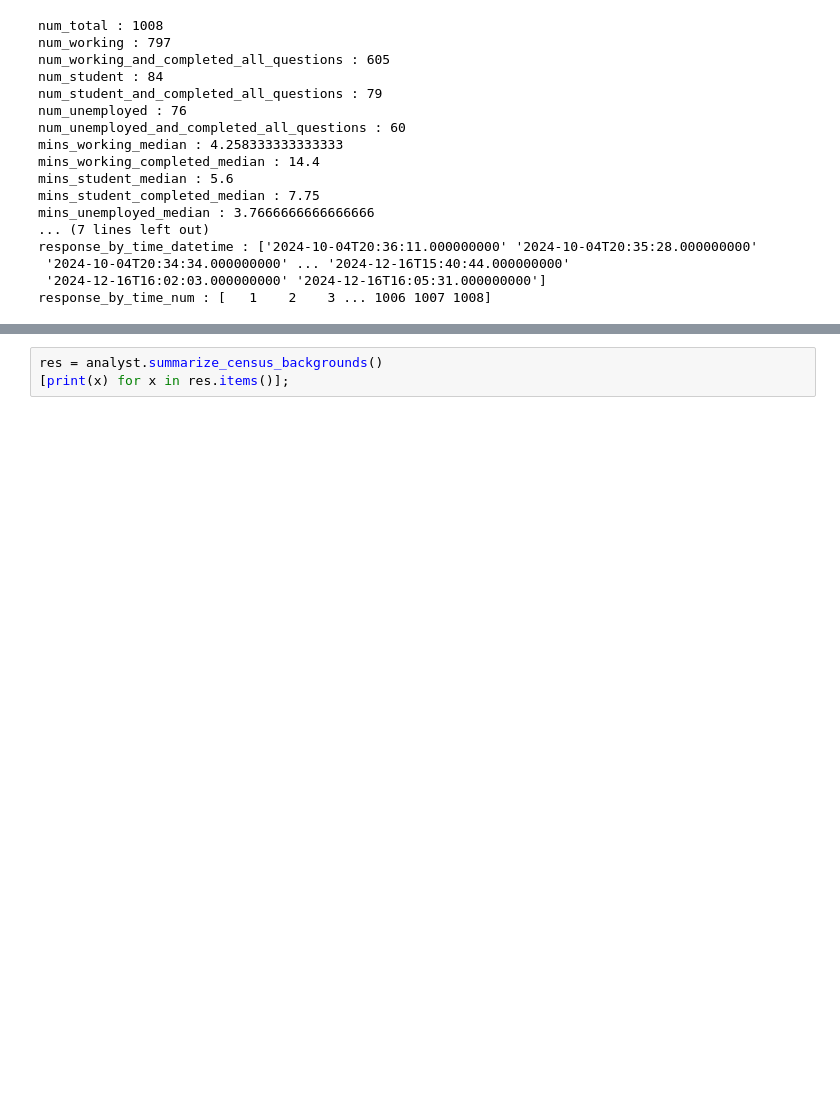
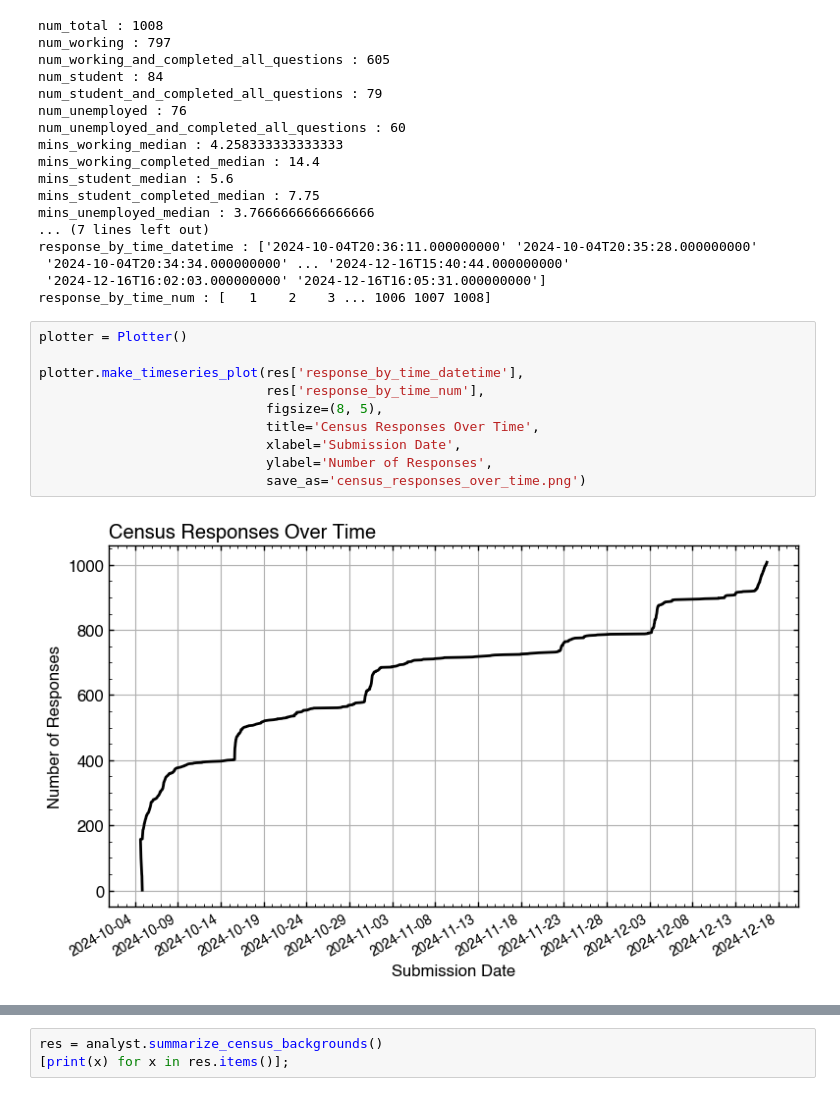
Before and after one commit to wengandrew/battery-talent-census, a Jupyter notebook: notebooks/explore_data.ipynb, the cells around one changed output, grey strips where cells are left out. Drawn from its saved outputs; the diff is of its cells as text; blank space fills up the shorter version.

Commit message:
First commit of plotting functions

```diff
--- a/notebooks/explore_data.ipynb
+++ b/notebooks/explore_data.ipynb
@@ -149,3 +165,15 @@ response_by_time_datetime : ['2024-10-04T20:36:11.000000000' '2024-10-04T20:35:2
  '2024-10-04T20:34:34.000000000' ... '2024-12-16T15:40:44.000000000'
  '2024-12-16T16:02:03.000000000' '2024-12-16T16:05:31.000000000']
 response_by_time_num : [   1    2    3 ... 1006 1007 1008]
+# %%
+plotter = Plotter()
+
+plotter.make_timeseries_plot(res['response_by_time_datetime'],
+                             res['response_by_time_num'],
+                             figsize=(8, 5),
+                             title='Census Responses Over Time',
+                             xlabel='Submission Date',
+                             ylabel='Number of Responses',
+                             save_as='census_responses_over_time.png')
+# %% [output]
+[figure, added]
```
Also changed, not shown: parts of 6 cells of this notebook, 5 other files.
